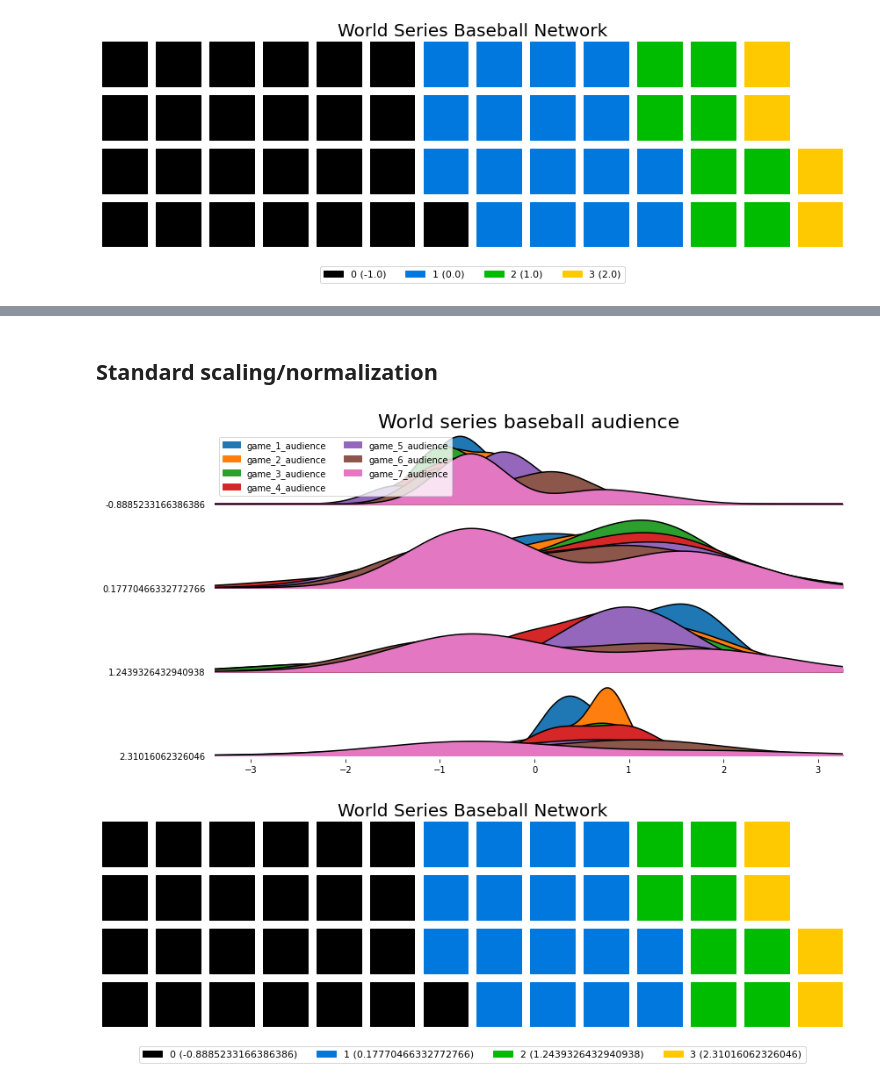
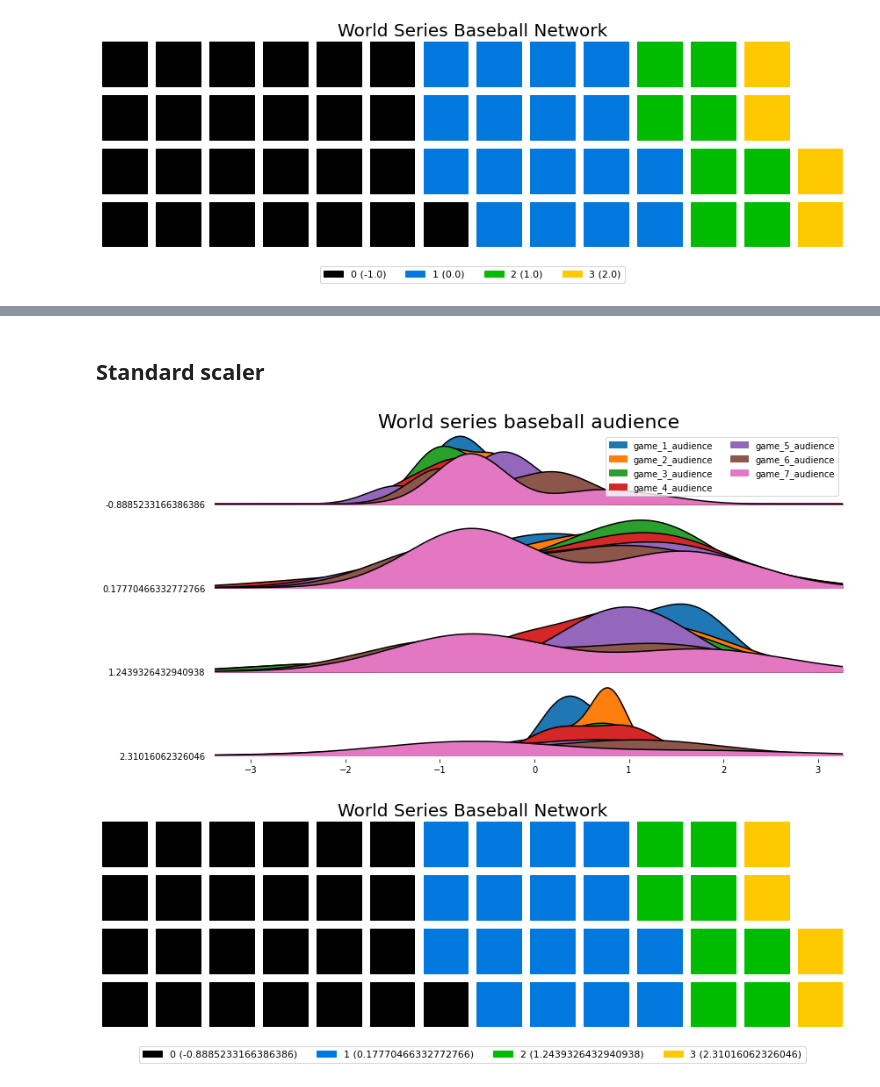
Before and after one commit to PacktPublishing/Data-Augmentation-with-Python, a Jupyter notebook: data_augmentation_with_python_chapter_9.ipynb, the cells around one changed output, grey strips where cells are left out. Cells and saved outputs as stored; diff of their text form; code cells hidden in the pictures.

```diff
--- a/data_augmentation_with_python_chapter_9.ipynb
+++ b/data_augmentation_with_python_chapter_9.ipynb
@@ -1055,2 +999,2 @@ pluto.fname_id
 # %% [markdown]
-## Standard scaling/normalization
+## Standard scaler
@@ -1057,2 +1007,5 @@ pluto.fname_id
+# %%
+df_out = pluto.augment_tabular_standard_scaler(
+  pluto.df_world_tokenize_data)
 # %%
-df_out = deltapy.transform.standard_scaler(pluto.df_world_tokenize_data.copy(), drop=["checksum"])
+# df_out = deltapy.transform.standard_scaler(pluto.df_world_tokenize_data.copy(), drop=["checksum"])
@@ -1061,12 +1012,13 @@ df_out = deltapy.transform.standard_scaler(pluto.df_world_tokenize_data.copy(),
 # %%
 pluto.draw_tabular_joyplot(df_out,
   x=['game_1_audience', 'game_2_audience', 'game_3_audience',
      'game_4_audience', 'game_5_audience', 'game_6_audience',
      'game_7_audience'],
   y='network_tokenize',
-  t='World series baseball audience')
+  t='World series baseball audience',
+  legloc='upper right')
 # %% [output]
-[figure, old version]
+[figure, new version]
 # %%
 pluto.draw_tabular_waffle(df_out,
   col='network_tokenize',
```
Also changed, not shown: parts of 57 cells of this notebook.
